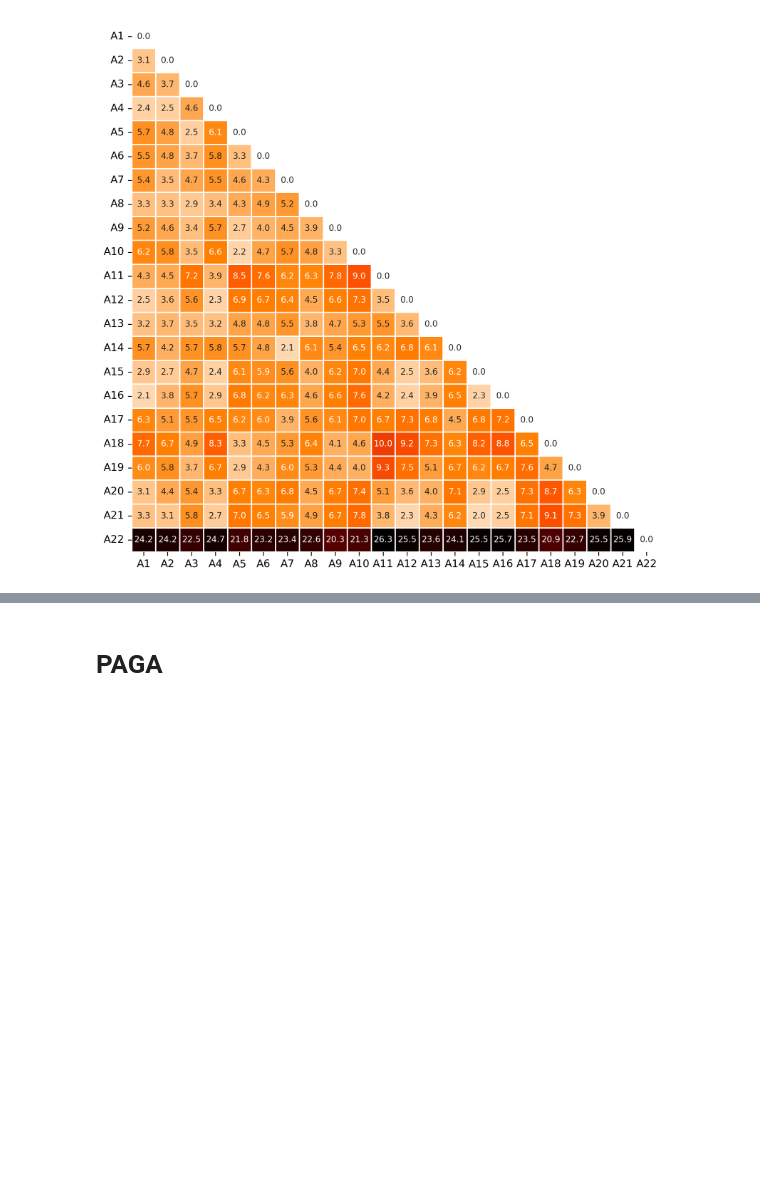
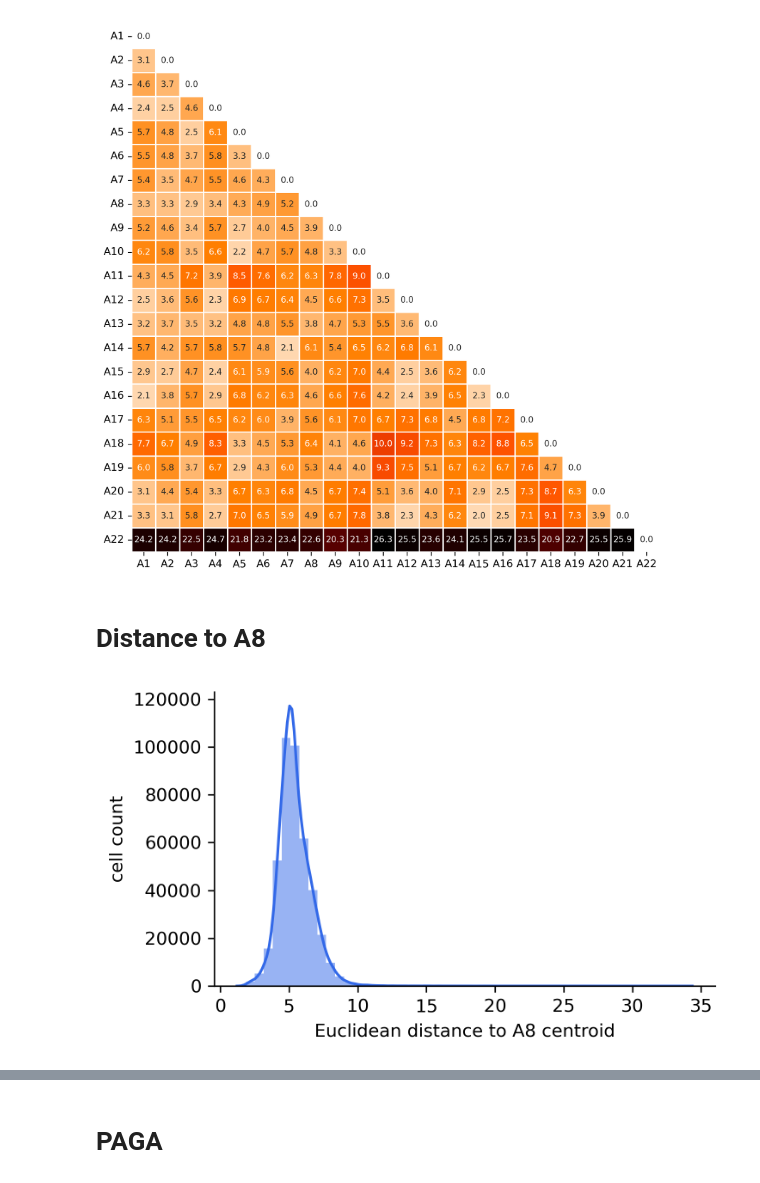
Before and after one commit to CooperStansbury/hematokytos, a Jupyter notebook: notebooks/benchmarks/sc_ref_plot.ipynb, the cells around one changed output, grey strips where cells are left out. Drawn from its saved outputs; the diff is of its cells as text; code cells hidden in the pictures; blank space fills up the shorter version.

Commit message:
update plots

```diff
--- a/notebooks/benchmarks/sc_ref_plot.ipynb
+++ b/notebooks/benchmarks/sc_ref_plot.ipynb
@@ -361,3 +361,48 @@ plt.ylabel("")
 plt.gca().tick_params(axis='y', rotation=0)
 # %% [output]
 [figure]
+# %% [markdown]
+# Distance to A8
+# %%
+%%time
+# Step 1: Identify indices of cluster A8
+a8_mask = adata.obs['cluster2'] == 'A8'
+a8_X_cpu = adata.X[a8_mask]
+
+# Step 2: Move A8 data to GPU and compute centroid
+a8_X_gpu = cp.asarray(a8_X_cpu.toarray() if hasattr(a8_X_cpu, "toarray") else a8_X_cpu)
+centroid = cp.mean(a8_X_gpu, axis=0)
+
+# Step 3: Move full matrix to GPU
+X_gpu = cp.asarray(adata.X.toarray() if hasattr(adata.X, "toarray") else adata.X)
+
+# Step 4: Compute Euclidean distances to centroid
+# dist_i = ||x_i - centroid||_2
+dists = cp.linalg.norm(X_gpu - centroid, axis=1)
+
+# Step 5: Bring back to CPU and store in adata.obs
+adata.obs['dist_to_A8_centroid'] = cp.asnumpy(dists)
+
+
+plt.rcParams['figure.dpi'] = 300
+plt.rcParams['figure.figsize'] = 5, 3
+
+# Histogram with KDE
+sns.histplot(
+    adata.obs['dist_to_A8_centroid'],
+    bins=51,
+    kde=True,
+    color="#3369E8",  # pleasant blue
+    edgecolor=None
+)
+
+# Labeling
+plt.xlabel("Euclidean distance to A8 centroid")
+plt.ylabel("cell count")
+
+# Remove spines and tighten layout
+sns.despine()
+plt.tight_layout()
+plt.show()
+# %% [output]
+[figure, added]
```
Also changed, not shown: parts of 2 cells of this notebook.
